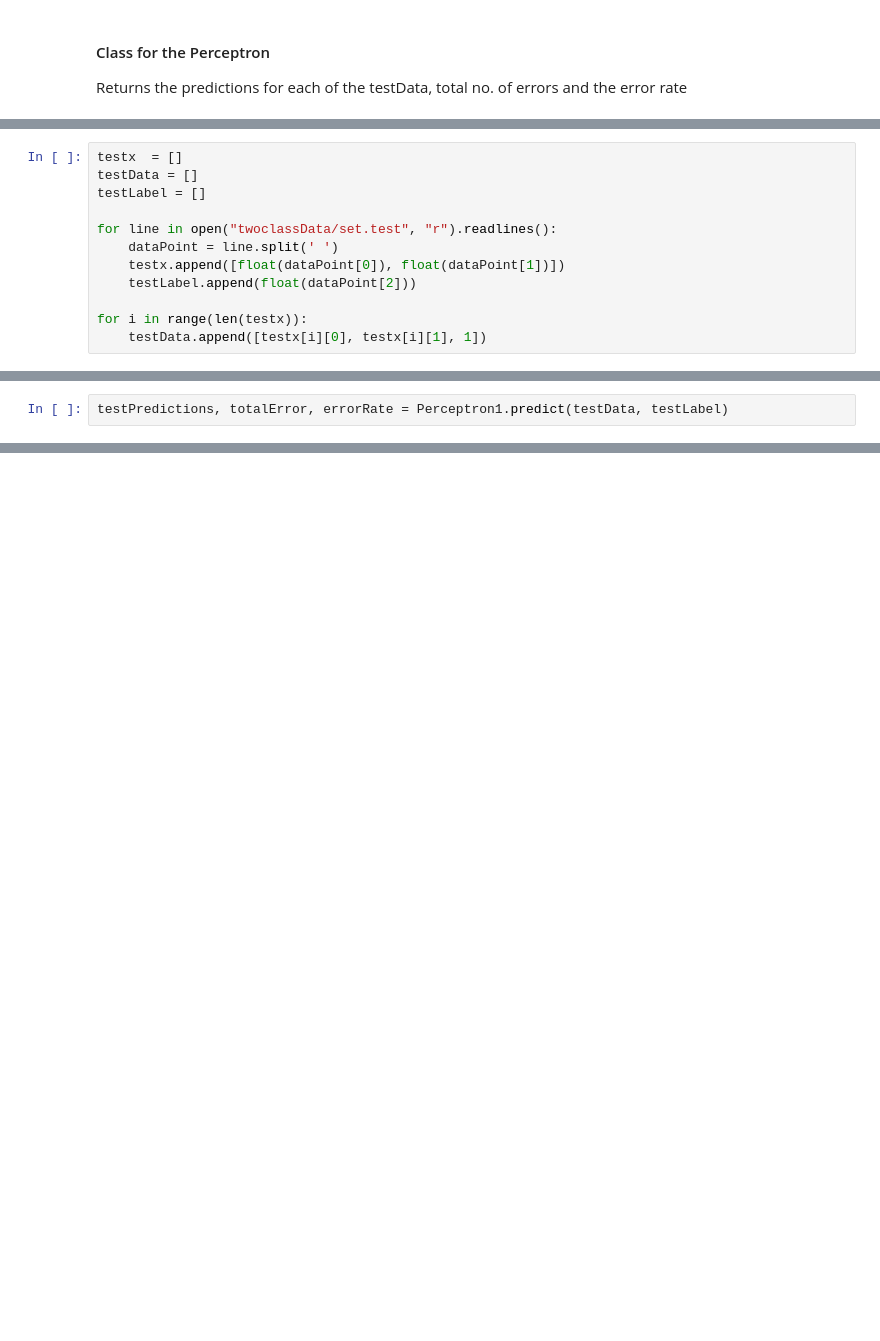
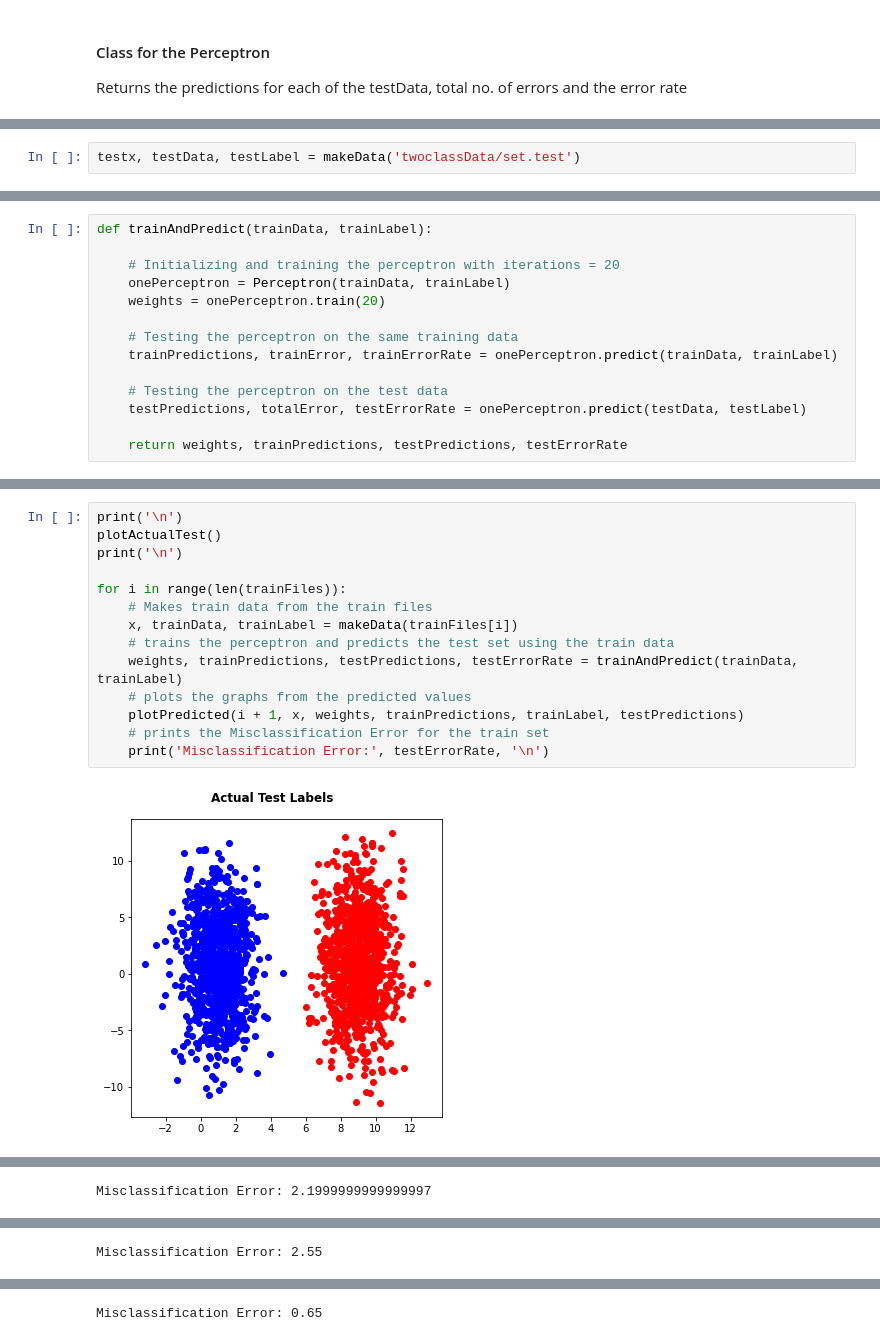
Before and after one commit to bsakshat/simple-perceptron, a Jupyter notebook: HW2_CS688.ipynb, the cells around one changed output, grey strips where cells are left out. Saved outputs shown, nothing was run; the diff lists cells and outputs as text; blank space fills up the shorter version.

Commit message:
plots added

```diff
--- a/HW2_CS688.ipynb
+++ b/HW2_CS688.ipynb
@@ -75,12 +97,0 @@ class Perceptron():
-# %%
-testx  = []
-testData = []
-testLabel = []
-
-for line in open("twoclassData/set.test", "r").readlines():
-    dataPoint = line.split(' ')
-    testx.append([float(dataPoint[0]), float(dataPoint[1])])
-    testLabel.append(float(dataPoint[2]))
-
-for i in range(len(testx)):
-    testData.append([testx[i][0], testx[i][1], 1])
@@ -118,2 +97,0 @@ Testing the perceptron on the test data
-# %%
-testPredictions, totalError, errorRate = Perceptron1.predict(testData, testLabel)
@@ -127,0 +98,2 @@ print(errorRate)
+# %%
+testx, testData, testLabel = makeData('twoclassData/set.test')
@@ -127,0 +102,14 @@ print(errorRate)
+# %%
+def trainAndPredict(trainData, trainLabel):
+
+    # Initializing and training the perceptron with iterations = 20
+    onePerceptron = Perceptron(trainData, trainLabel)
+    weights = onePerceptron.train(20)
+
+    # Testing the perceptron on the same training data
+    trainPredictions, trainError, trainErrorRate = onePerceptron.predict(trainData, trainLabel)
+
+    # Testing the perceptron on the test data
+    testPredictions, totalError, testErrorRate = onePerceptron.predict(testData, testLabel)
+
+    return weights, trainPredictions, testPredictions, testErrorRate
@@ -127,0 +161,16 @@ print(errorRate)
+# %%
+print('\n')
+plotActualTest()
+print('\n')
+
+for i in range(len(trainFiles)):
+    # Makes train data from the train files
+    x, trainData, trainLabel = makeData(trainFiles[i])
+    # trains the perceptron and predicts the test set using the train data
+    weights, trainPredictions, testPredictions, testErrorRate = trainAndPredict(trainData, trainLabel)
+    # plots the graphs from the predicted values
+    plotPredicted(i + 1, x, weights, trainPredictions, trainLabel, testPredictions)
+    # prints the Misclassification Error for the train set
+    print('Misclassification Error:', testErrorRate, '\n')
+# %% [output]
+[figure, added]
@@ -127,0 +178 @@ print(errorRate)
+Misclassification Error: 2.1999999999999997
@@ -127,0 +180 @@ print(errorRate)
+Misclassification Error: 2.55
@@ -127,0 +182 @@ print(errorRate)
+Misclassification Error: 0.65
```
Also changed, not shown: parts of 25 cells of this notebook.
